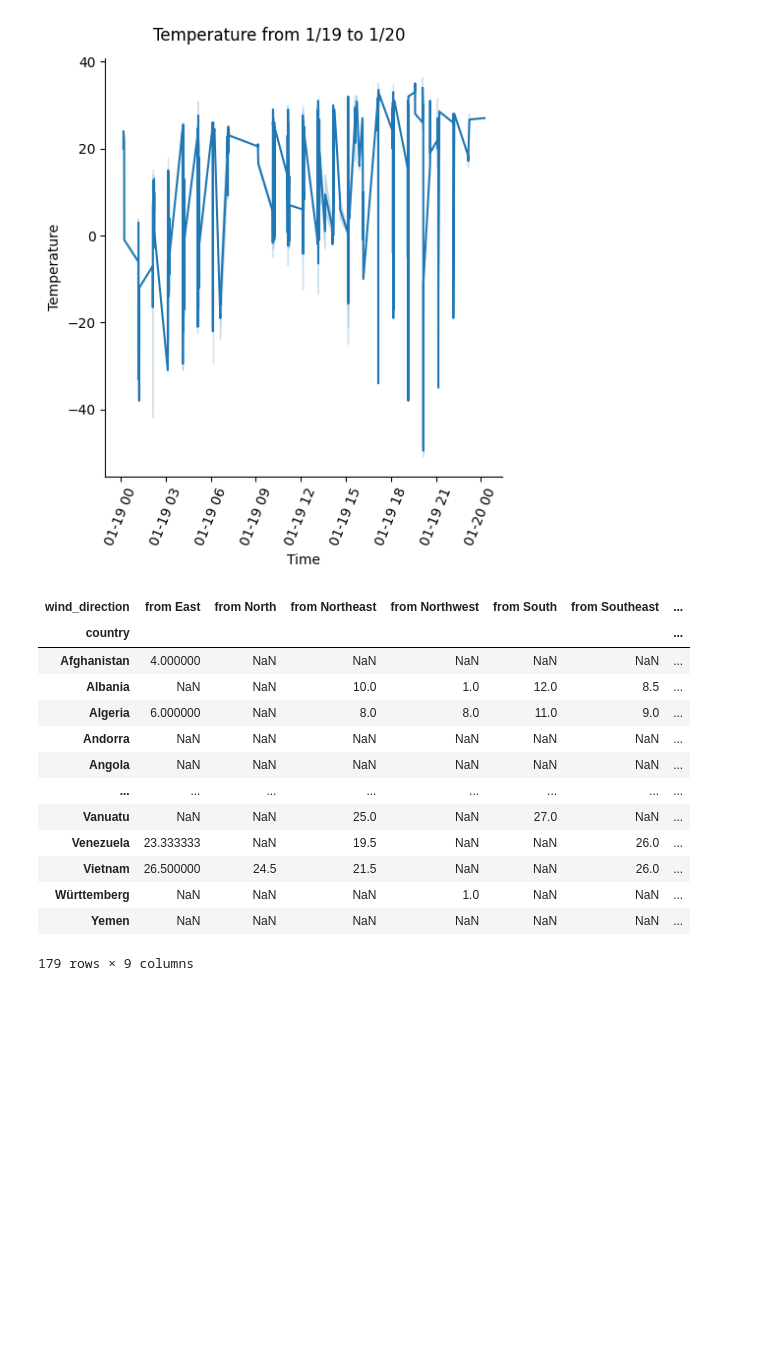
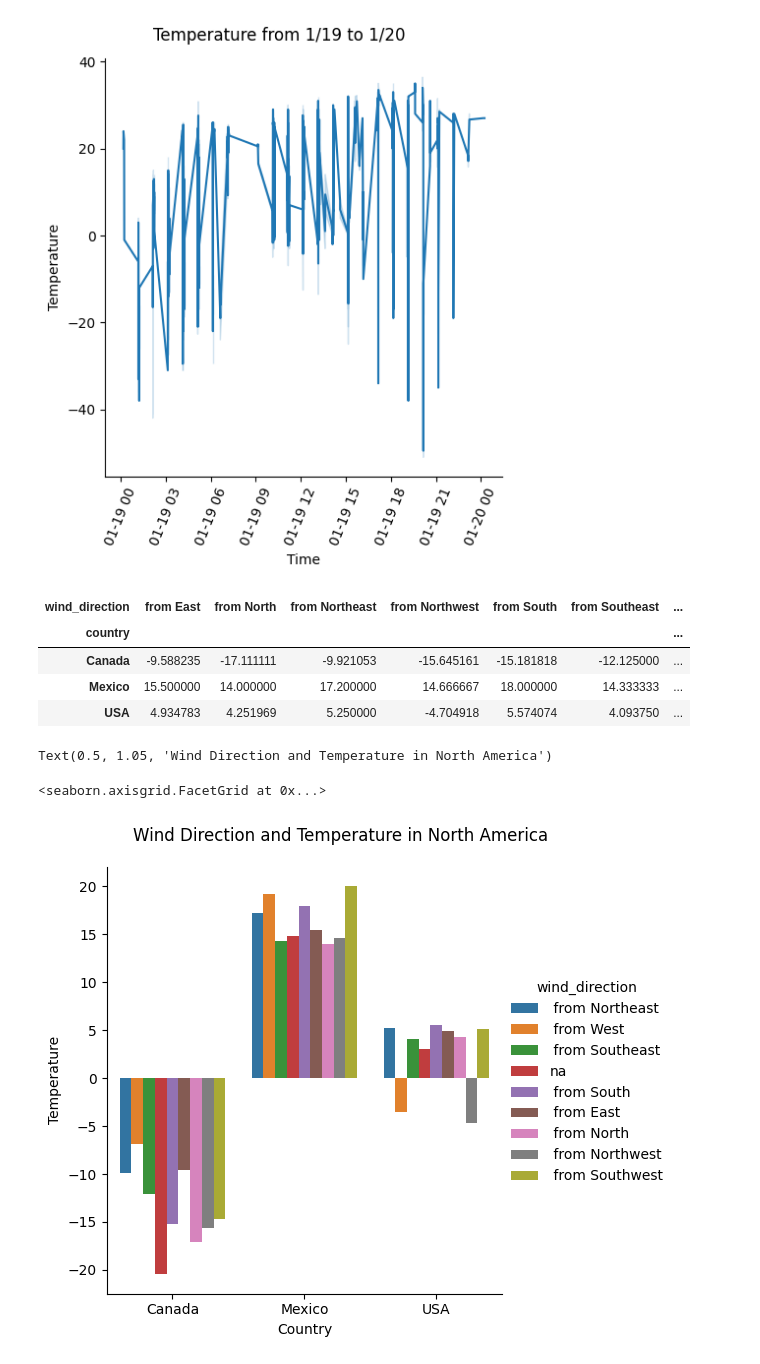
Before and after one commit to anawinp1234/weather_trends, a Jupyter notebook: notebooks/01_weather_trends.ipynb, the cells around one changed output. Saved outputs shown, nothing was run; the diff lists cells and outputs as text; code cells hidden in the pictures; blank space fills up the shorter version.

Commit message:
added bar graph to show wind direction vs temperature in North America

```diff
--- a/notebooks/01_weather_trends.ipynb
+++ b/notebooks/01_weather_trends.ipynb
@@ -168,20 +175,19 @@ Text(0.5, 1.03, 'Temperature from 1/19 to 1/20')
   Text(18281.0, 0, '01-20 00')])
 [figure]
 # %%
-dfNorthAmerica = df[df['country'].isin(['USA', "Mexico", 'Canada'])]
-df.pivot_table(values = 'temperature', index = 'country', columns = 'wind_direction')
+# dfNorthAmerica = df[df['country'].isin(['USA', "Mexico", 'Canada'])]
+dfnapt = dfNorthAmerica.pivot_table(values = 'temperature', index = 'country', columns = 'wind_direction')
+dfnapt
+g = sns.catplot(x='country', y='temperature', hue = 'wind_direction', data = dfNorthAmerica, kind = 'bar',errorbar=None)
+g.fig.suptitle("Wind Direction and Temperature in North America", y=1.05)
+g.set(xlabel='Country', ylabel='Temperature')
+plt.show()
 # %% [output]
 | wind_direction | from East | from North | from Northeast | from Northwest | from South | from Southeast | ... |
 | country |  |  |  |  |  |  | ... |
-| Afghanistan | 4.000000 | NaN | NaN | NaN | NaN | NaN | ... |
-| Albania | NaN | NaN | 10.0 | 1.0 | 12.0 | 8.5 | ... |
-| Algeria | 6.000000 | NaN | 8.0 | 8.0 | 11.0 | 9.0 | ... |
-| Andorra | NaN | NaN | NaN | NaN | NaN | NaN | ... |
-| Angola | NaN | NaN | NaN | NaN | NaN | NaN | ... |
-| ... | ... | ... | ... | ... | ... | ... | ... |
-| Vanuatu | NaN | NaN | 25.0 | NaN | 27.0 | NaN | ... |
-| Venezuela | 23.333333 | NaN | 19.5 | NaN | NaN | 26.0 | ... |
-| Vietnam | 26.500000 | 24.5 | 21.5 | NaN | NaN | 26.0 | ... |
-| Württemberg | NaN | NaN | NaN | 1.0 | NaN | NaN | ... |
-| Yemen | NaN | NaN | NaN | NaN | NaN | NaN | ... |
+| Canada | -9.588235 | -17.111111 | -9.921053 | -15.645161 | -15.181818 | -12.125000 | ... |
+| Mexico | 15.500000 | 14.000000 | 17.200000 | 14.666667 | 18.000000 | 14.333333 | ... |
+| USA | 4.934783 | 4.251969 | 5.250000 | -4.704918 | 5.574074 | 4.093750 | ... |
-179 rows × 9 columns
+Text(0.5, 1.05, 'Wind Direction and Temperature in North America')
+<seaborn.axisgrid.FacetGrid at 0x...>
+[figure, added]
```
Also changed, not shown: parts of 5 cells of this notebook.
